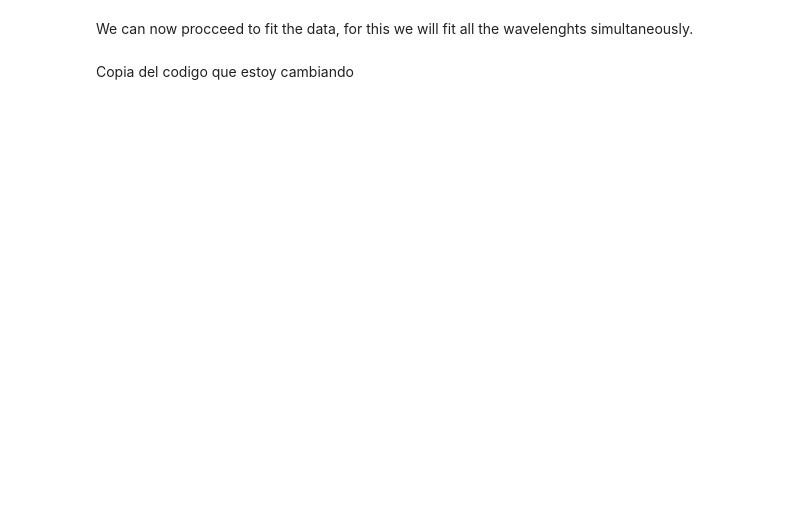
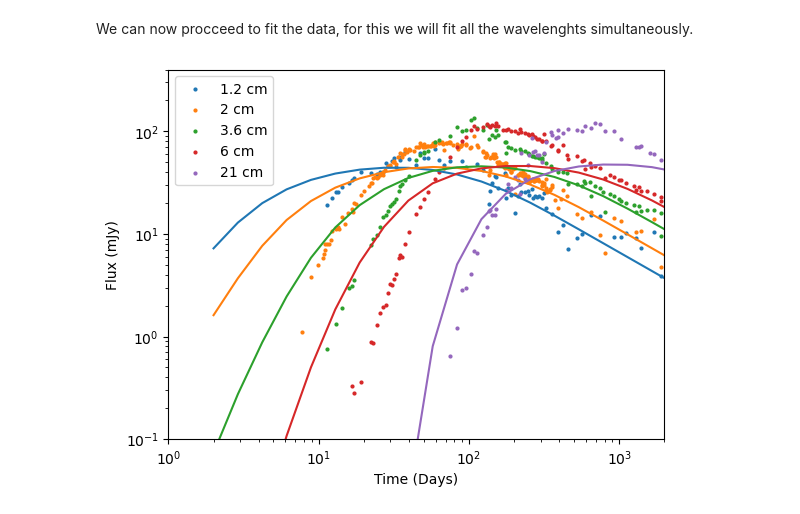
Before and after one commit to Camachoadri/JAEICU2024, a Jupyter notebook: Supernova SN1993J/SN1993J_Synchrotron.ipynb, the cells around one changed output. Saved outputs shown, nothing was run; the diff lists cells and outputs as text; code cells hidden in the pictures; blank space fills up the shorter version.

```diff
--- a/Supernova SN1993J/SN1993J_Synchrotron.ipynb
+++ b/Supernova SN1993J/SN1993J_Synchrotron.ipynb
@@ -936,21 +1002,21 @@ result = scipy.optimize.leastsq(leastsq_function, params0, args=args)
 # %%
 for i in np.arange(0,len(data)):
     x= data[i][1].Days
     y=data[i][1].Flux
 
-    F1= 1e3*FluxatTFull(t, time0, wavelenghttofreq(float(data[i][0])*u.cm).cgs.value,
-                    p, B0, N0, d, r0, s) #The data is in mJy
+    F1= 1e3*FluxatTFullNumerical(t, time0, wavelenghttofreq(float(data[i][0])*u.cm).cgs.value,
+                    p, B0, N0, d, r0, s, Emin=Emin0, Emax=Emax0) #The data is in mJy
     plt.plot(t,F1)
     plt.scatter(x,y, label=f'{data[i][0]} cm', s= 4)
 
 
 plt.xscale("log")
 plt.yscale("log")
 plt.ylim(0.1,400)
 plt.xlim(1,2000)
 plt.ylabel("Flux (mJy)")
 plt.xlabel("Time (Days)")
 plt.legend()
 plt.show()
+# %% [output]
+[figure, added]
-# %% [markdown]
-Copia del codigo que estoy cambiando
```
Also changed, not shown: parts of 6 cells of this notebook.
